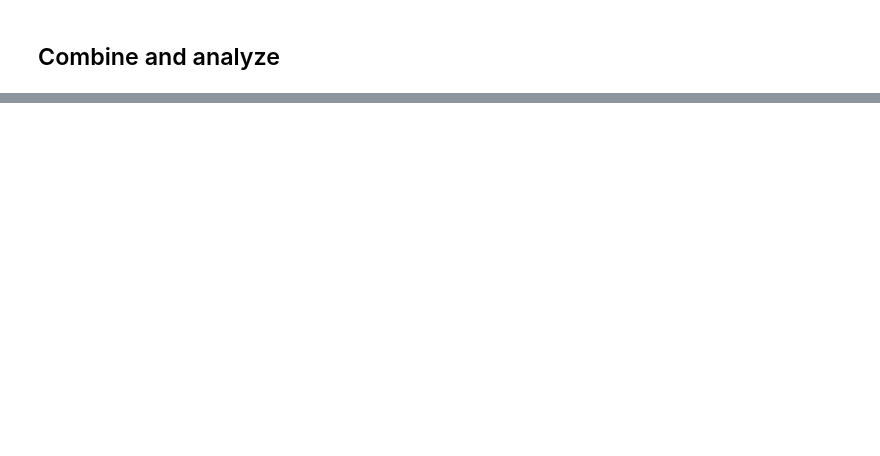
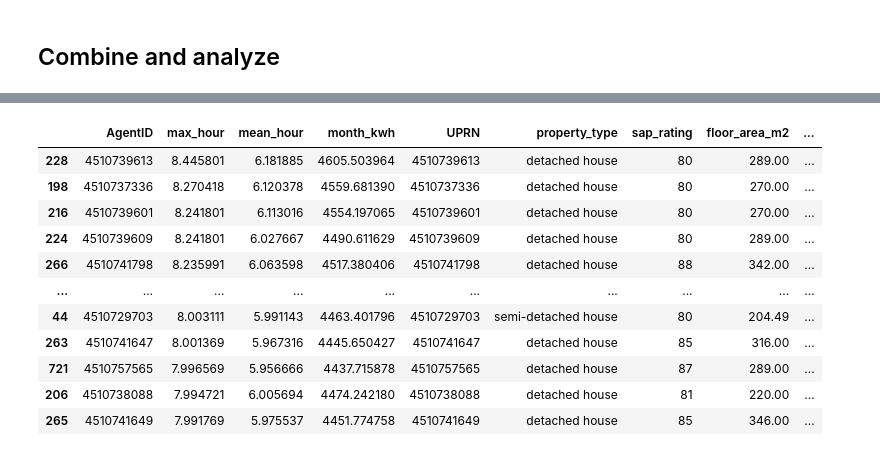
Before and after one commit to AlejandroBeltranA/spdt_abm, a Jupyter notebook: notebooks/energy-model-calibration.ipynb, the cells around one changed output, grey strips where cells are left out. Cells and saved outputs as stored; diff of their text form; code cells hidden in the pictures; blank space fills up the shorter version.

```diff
--- a/notebooks/energy-model-calibration.ipynb
+++ b/notebooks/energy-model-calibration.ipynb
@@ -210,0 +506,68 @@ plt.suptitle(''); plt.tight_layout(); plt.show()
+# %%
+## Debug run: single high-ratio LSOA with agents (one month)
+from household_energy.climate import ClimateField
+from household_energy.model import EnergyModel
+
+# pick target
+try:
+    TARGET_LSOA = hi_lsoas[0]
+except Exception:
+    TARGET_LSOA = cmp.sort_values('ratio', ascending=False)[LSOA_COL].iloc[0]
+print(f"Target LSOA: {TARGET_LSOA}")
+
+DEBUG_OUTDIR = Path('results_lsoa') / TARGET_LSOA / f"run_debug_agents_{pd.Timestamp.utcnow():%Y%m%d}"
+DEBUG_OUTDIR.mkdir(parents=True, exist_ok=True)
+
+# filter dwellings
+sub_gdf = gdf[gdf[LSOA_COL].astype(str) == TARGET_LSOA].copy()
+print(f"Households in run: {len(sub_gdf):,}")
+
+# one-month window (Jan 2023)
+cf = ClimateField(CLIMATE)
+start = pd.Timestamp('2023-07-01T00:00:00Z')
+end = pd.Timestamp('2023-08-01T00:00:00Z')
+i0 = cf.time_index_for(start)
+i1 = cf.time_index_for(end)
+T_hours = i1 - i0
+start = pd.to_datetime(cf.times[i0], utc=True)
+
+model = EnergyModel(
+    gdf=sub_gdf,
+    climate_parquet=CLIMATE,
+    climate_start=start,
+    local_tz='Europe/London',
+    collect_agent_level=True,
+    agent_collect_every=1,
+)
+
+for _ in range(T_hours):
+    model.step()
+
+mdl = model.model_dc.get_model_vars_dataframe().copy()
+mdl['hour_start_utc'] = start + pd.to_timedelta(mdl.index - 1, unit='h')
+mdl = mdl.set_index('hour_start_utc').iloc[1:]
+mdl.to_parquet(DEBUG_OUTDIR / 'model_timeseries.parquet')
+
+agent_df = model.agent_dc.get_agent_vars_dataframe()
+agent_df.to_parquet(DEBUG_OUTDIR / 'agent_timeseries.parquet')
+print('Saved agent_timeseries.parquet')
+print('Outputs written to', DEBUG_OUTDIR)
+
+# Spike analysis
+agent_df = pd.read_parquet(DEBUG_OUTDIR / 'agent_timeseries.parquet').reset_index()
+agent_df = agent_df[agent_df['agent_type'].str.lower() == 'household']
+agent_df['month_kwh'] = agent_df.groupby('AgentID')['energy_consumption'].transform('sum')
+spikes = (
+    agent_df.groupby('AgentID')['energy_consumption']
+        .agg(max_hour='max', mean_hour='mean', month_kwh='sum')
+        .reset_index()
+)
+# attach features
+lk_cols = ['UPRN', 'property_type', 'sap_rating', 'floor_area_m2', 'main_fuel_type', 'main_heating_system']
+lk = sub_gdf[[c for c in lk_cols if c in sub_gdf.columns]].copy()
+lk['UPRN'] = lk['UPRN'].astype(str)
+spikes = spikes.merge(lk, left_on='AgentID', right_on='UPRN', how='left')
+
+print('Top 30 dwellings by peak hourly kWh (Jan 2023):')
+display(spikes.sort_values('max_hour', ascending=False).head(30))
+# %% [output]
@@ -210,0 +579,12 @@ plt.suptitle(''); plt.tight_layout(); plt.show()
+|  | AgentID | max_hour | mean_hour | month_kwh | UPRN | property_type | sap_rating | floor_area_m2 | ... |
+| 228 | 4510739613 | 8.445801 | 6.181885 | 4605.503964 | 4510739613 | detached house | 80 | 289.00 | ... |
+| 198 | 4510737336 | 8.270418 | 6.120378 | 4559.681390 | 4510737336 | detached house | 80 | 270.00 | ... |
+| 216 | 4510739601 | 8.241801 | 6.113016 | 4554.197065 | 4510739601 | detached house | 80 | 270.00 | ... |
+| 224 | 4510739609 | 8.241801 | 6.027667 | 4490.611629 | 4510739609 | detached house | 80 | 289.00 | ... |
+| 266 | 4510741798 | 8.235991 | 6.063598 | 4517.380406 | 4510741798 | detached house | 88 | 342.00 | ... |
+| ... | ... | ... | ... | ... | ... | ... | ... | ... | ... |
+| 44 | 4510729703 | 8.003111 | 5.991143 | 4463.401796 | 4510729703 | semi-detached house | 80 | 204.49 | ... |
+| 263 | 4510741647 | 8.001369 | 5.967316 | 4445.650427 | 4510741647 | detached house | 85 | 316.00 | ... |
+| 721 | 4510757565 | 7.996569 | 5.956666 | 4437.715878 | 4510757565 | detached house | 87 | 289.00 | ... |
+| 206 | 4510738088 | 7.994721 | 6.005694 | 4474.242180 | 4510738088 | detached house | 81 | 220.00 | ... |
+| 265 | 4510741649 | 7.991769 | 5.975537 | 4451.774758 | 4510741649 | detached house | 85 | 346.00 | ... |
```
Also changed, not shown: parts of 34 cells of this notebook, 10 other files.
